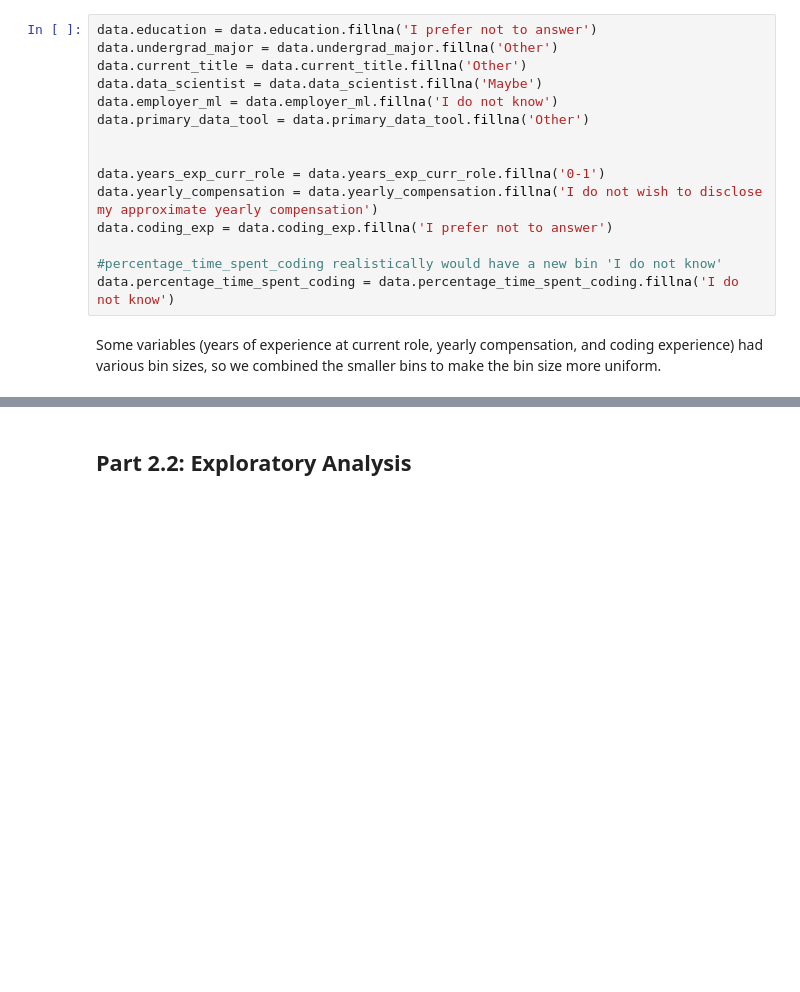
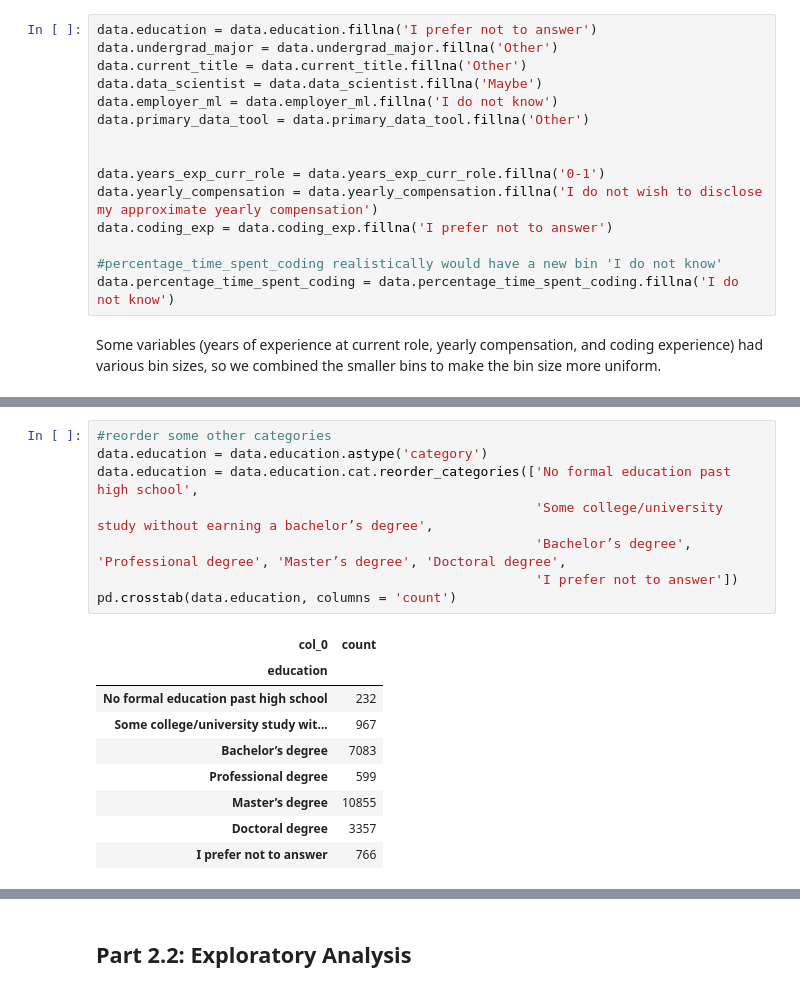
Before and after one commit to kelelue/Stats-131-final, a Jupyter notebook: project_code.ipynb, the cells around one changed output, grey strips where cells are left out. Drawn from its saved outputs; the diff is of its cells as text; blank space fills up the shorter version.

```diff
--- a/project_code.ipynb
+++ b/project_code.ipynb
@@ -175,0 +192,18 @@ pd.crosstab(data.coding_exp, columns = 'count')
+# %%
+#reorder some other categories
+data.education = data.education.astype('category')
+data.education = data.education.cat.reorder_categories(['No formal education past high school',
+                                                        'Some college/university study without earning a bachelor’s degree',
+                                                        'Bachelor’s degree', 'Professional degree', 'Master’s degree', 'Doctoral degree',
+                                                        'I prefer not to answer'])
+pd.crosstab(data.education, columns = 'count')
+# %% [output]
+| col_0 | count |
+| education |  |
+| No formal education past high school | 232 |
+| Some college/university study wit... | 967 |
+| Bachelor’s degree | 7083 |
+| Professional degree | 599 |
+| Master’s degree | 10855 |
+| Doctoral degree | 3357 |
+| I prefer not to answer | 766 |
```
Also changed, not shown: parts of 6 cells of this notebook.
